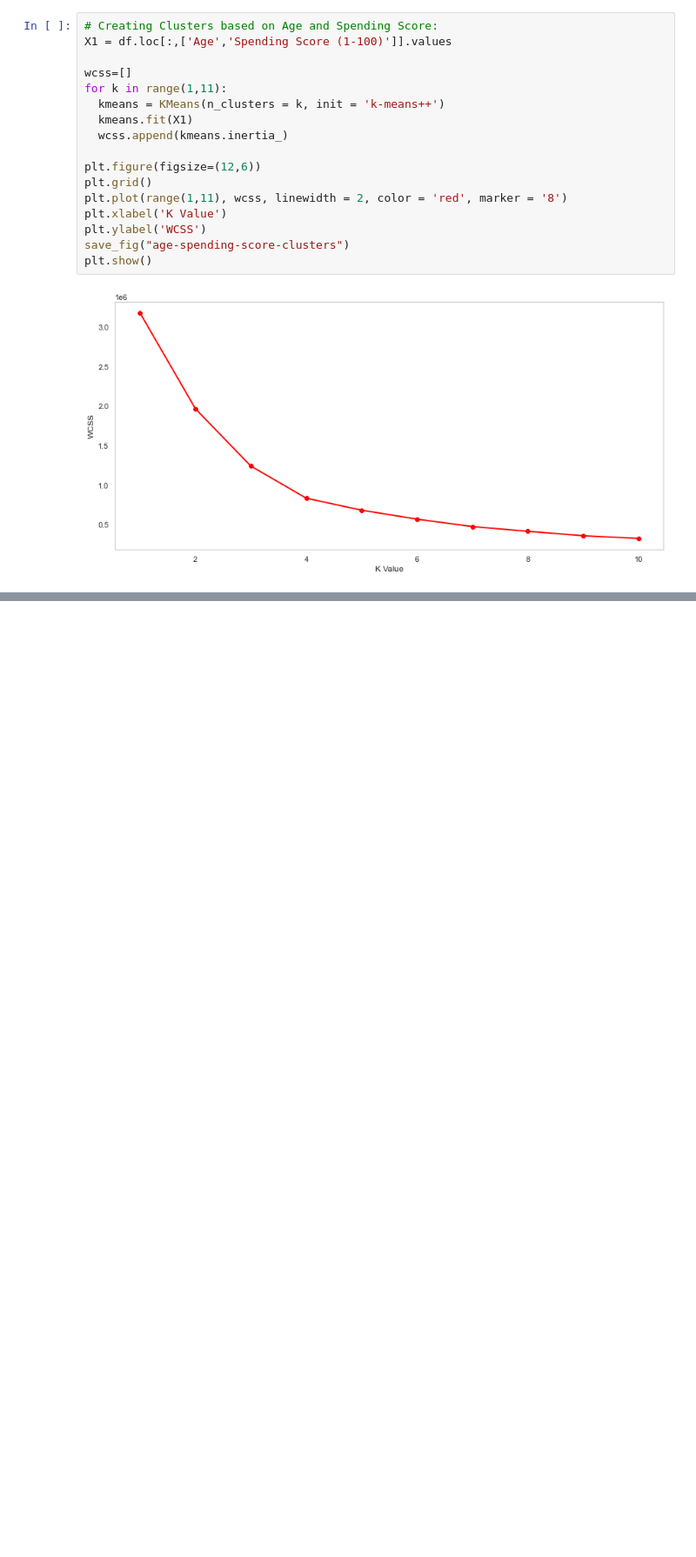
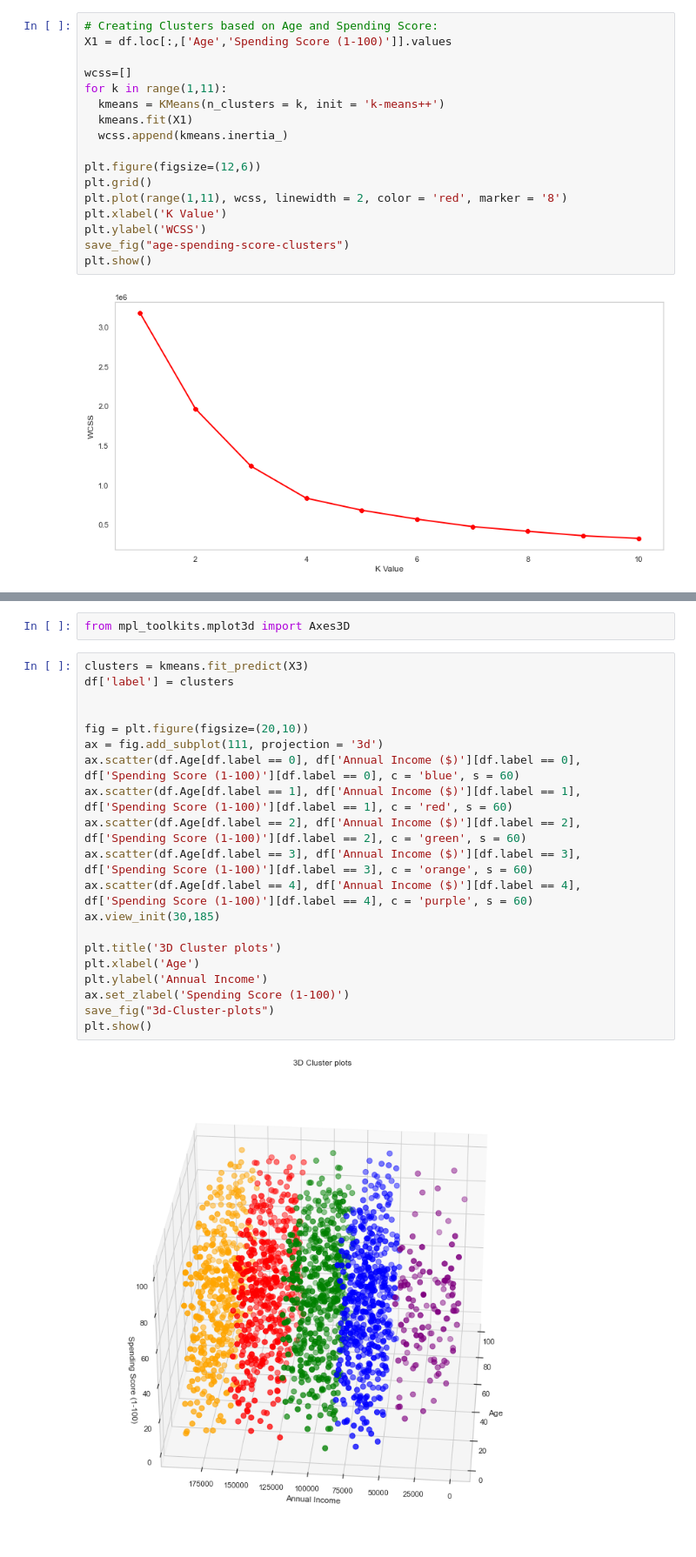
Before and after one commit to AiJared/Customer-Segmentation, a Jupyter notebook: Customer Segmentation.ipynb, the cells around one changed output, grey strips where cells are left out. Shown at 87% size. Cells and saved outputs as stored; diff of their text form; blank space fills up the shorter version.

Commit message:
project complete

```diff
--- a/Customer Segmentation.ipynb
+++ b/Customer Segmentation.ipynb
@@ -455,0 +493,24 @@ plt.show()
+# %%
+from mpl_toolkits.mplot3d import Axes3D
+# %%
+clusters = kmeans.fit_predict(X3)
+df['label'] = clusters
+
+
+fig = plt.figure(figsize=(20,10))
+ax = fig.add_subplot(111, projection = '3d')
+ax.scatter(df.Age[df.label == 0], df['Annual Income ($)'][df.label == 0], df['Spending Score (1-100)'][df.label == 0], c = 'blue', s = 60)
+ax.scatter(df.Age[df.label == 1], df['Annual Income ($)'][df.label == 1], df['Spending Score (1-100)'][df.label == 1], c = 'red', s = 60)
+ax.scatter(df.Age[df.label == 2], df['Annual Income ($)'][df.label == 2], df['Spending Score (1-100)'][df.label == 2], c = 'green', s = 60)
+ax.scatter(df.Age[df.label == 3], df['Annual Income ($)'][df.label == 3], df['Spending Score (1-100)'][df.label == 3], c = 'orange', s = 60)
+ax.scatter(df.Age[df.label == 4], df['Annual Income ($)'][df.label == 4], df['Spending Score (1-100)'][df.label == 4], c = 'purple', s = 60)
+ax.view_init(30,185)
+
+plt.title('3D Cluster plots')
+plt.xlabel('Age')
+plt.ylabel('Annual Income')
+ax.set_zlabel('Spending Score (1-100)')
+save_fig("3d-Cluster-plots")
+plt.show()
+# %% [output]
+[figure, added]
```
Also changed, not shown: parts of 20 cells of this notebook, 2 other files.
